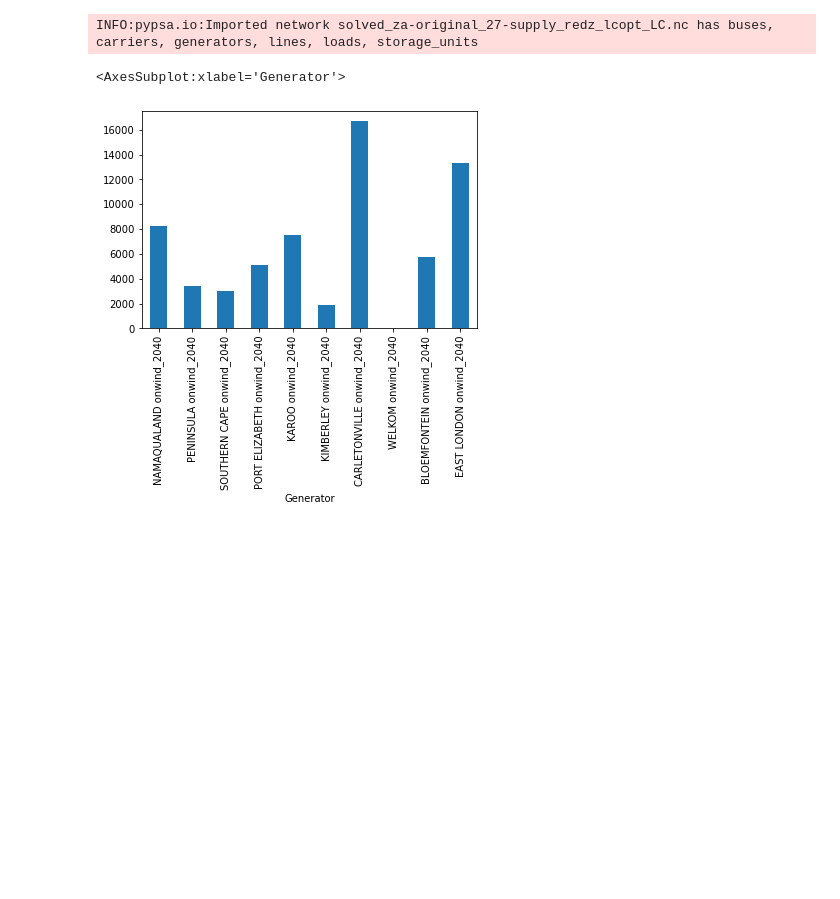
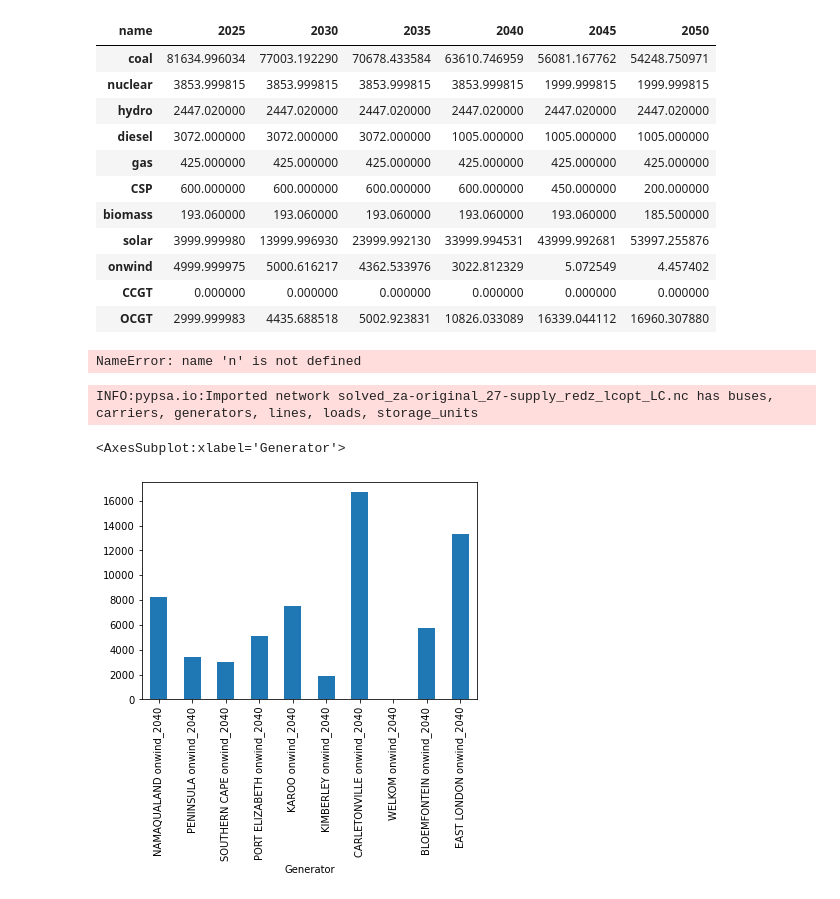
Before and after one commit to PyPSA/pypsa-za, a Jupyter notebook: notebooks/general_playground.ipynb, the cells around one changed output. Cells and saved outputs as stored; diff of their text form; code cells hidden in the pictures; blank space fills up the shorter version.

```diff
--- a/notebooks/general_playground.ipynb
+++ b/notebooks/general_playground.ipynb
@@ -12,3 +84,27 @@ import cartopy.crs as ccrs
+# %%
+capacity=pd.DataFrame(0,index=n.generators.carrier.unique(),columns=n.investment_periods)
+carriers=n.generators.carrier.unique()
+for y in n.investment_periods:
+    capacity.loc[carriers,y]=n.generators.p_nom_opt[(n.get_active_assets('Generator',y))].groupby(n.generators.carrier).sum()
+# %%
+capacity
+# %% [output]
+| name | 2025 | 2030 | 2035 | 2040 | 2045 | 2050 |
+| coal | 81634.996034 | 77003.192290 | 70678.433584 | 63610.746959 | 56081.167762 | 54248.750971 |
+| nuclear | 3853.999815 | 3853.999815 | 3853.999815 | 3853.999815 | 1999.999815 | 1999.999815 |
+| hydro | 2447.020000 | 2447.020000 | 2447.020000 | 2447.020000 | 2447.020000 | 2447.020000 |
+| diesel | 3072.000000 | 3072.000000 | 3072.000000 | 1005.000000 | 1005.000000 | 1005.000000 |
+| gas | 425.000000 | 425.000000 | 425.000000 | 425.000000 | 425.000000 | 425.000000 |
+| CSP | 600.000000 | 600.000000 | 600.000000 | 600.000000 | 450.000000 | 200.000000 |
+| biomass | 193.060000 | 193.060000 | 193.060000 | 193.060000 | 193.060000 | 185.500000 |
+| solar | 3999.999980 | 13999.996930 | 23999.992130 | 33999.994531 | 43999.992681 | 53997.255876 |
+| onwind | 4999.999975 | 5000.616217 | 4362.533976 | 3022.812329 | 5.072549 | 4.457402 |
+| CCGT | 0.000000 | 0.000000 | 0.000000 | 0.000000 | 0.000000 | 0.000000 |
+| OCGT | 2999.999983 | 4435.688518 | 5002.923831 | 10826.033089 | 16339.044112 | 16960.307880 |
+# %%
+n.global_constraints[n.global_constraints['sense']=='>=']
+# %% [output]
+NameError: name 'n' is not defined
 # %%
 eskom_data=du.eskom_data('../data/ESK2791.csv')
 # %%
```
Also changed, not shown: parts of 10 cells of this notebook, 12 other files.
